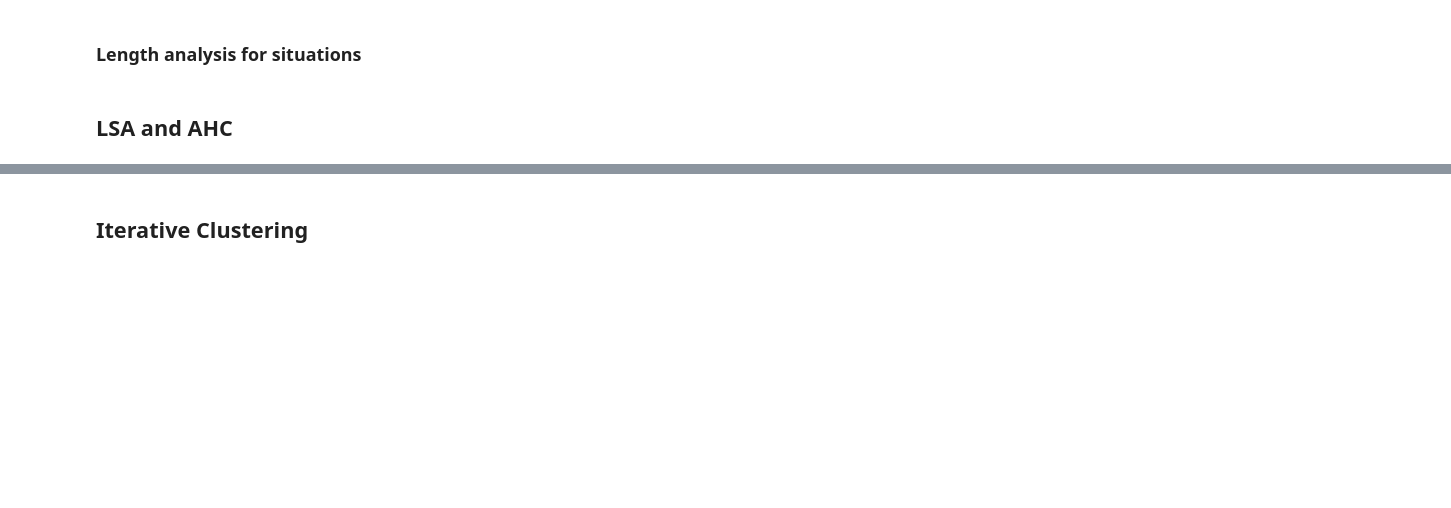
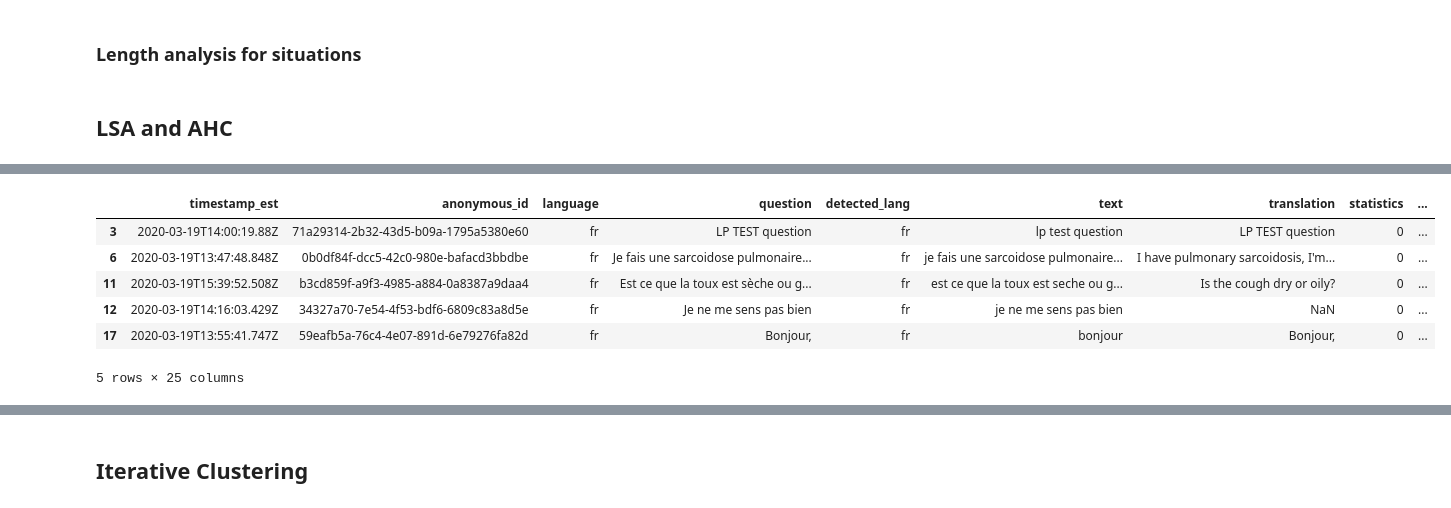
Before and after one commit to dialoguemd-archives/covidfaq, a Jupyter notebook: experiments/QuesSort Pipeline.ipynb, the cells around one changed output, grey strips where cells are left out. Saved outputs shown, nothing was run; the diff lists cells and outputs as text; code cells hidden in the pictures; blank space fills up the shorter version.

```diff
--- a/experiments/QuesSort Pipeline.ipynb
+++ b/experiments/QuesSort Pipeline.ipynb
@@ -519,5 +584,5 @@ dataset.groupby("cluster")["question"].count()
 # %%
-d = dataset[dataset.cluster=="unclassified"][["question", "cluster"]]
+d = d[d.cluster=="unclassified"]
 # %%
 import nltk
 stopwords_list = nltk.corpus.stopwords.words('english')
@@ -526,14 +591,28 @@ wn_lemmatizer = nltk.stem.WordNetLemmatizer()
 def bulk_tokenizer(texts):
 #      return [[wn_lemmatizer.lemmatize(token) for token in nltk.word_tokenize(text)] for text in texts]
      return [nltk.word_tokenize(text) for text in texts]
+# %%
+args.n_topics = 15
+args.dist_thresh = 1.2
+model = utils.text.representation.LSI(args, tokenizer=bulk_tokenizer)
+d["embedding"] = model.generate_embedding(d.question, returnarray=False)
+
+features = pd.DataFrame(d["embedding"].values.tolist(), index= d.index).to_numpy()
+# %%
+use_len = False
+if use_len:
+    # Add len to the feature vector
+    d[["embedding","len"]].apply(lambda x: x.embedding.append(x.len), axis=1)
+
+    from sklearn import preprocessing
+
+    x = d.embedding.tolist() #returns a numpy array
+    min_max_scaler = preprocessing.MinMaxScaler()
+    x_scaled = min_max_scaler.fit_transform(x)
+    features = x_scaled
 # %%
-args.n_topics = 15
-args.dist_thresh = 0.7
-model = utils.text.representation.LSI(args, tokenizer=bulk_tokenizer)
-d["embedding"] = model.generate_embedding(d.question, returnarray=False)
-
 # Cluster
-X = pd.DataFrame(d["embedding"].values.tolist(), index= d.index).to_numpy()
+X = features
 clustering = AgglomerativeClustering(n_clusters=None, compute_full_tree=True, distance_threshold=args.dist_thresh).fit(X)
 d["ahc_label"] = clustering.labels_
 
@@ -555,0 +800,10 @@ print(f"AHC on top of rule based output saved to {path}")
+# %%
+dataset.head()
+# %% [output]
+|  | timestamp_est | anonymous_id | language | question | detected_lang | text | translation | statistics | ... |
+| 3 | 2020-03-19T14:00:19.88Z | 71a29314-2b32-43d5-b09a-1795a5380e60 | fr | LP TEST question | fr | lp test question | LP TEST question | 0 | ... |
+| 6 | 2020-03-19T13:47:48.848Z | 0b0df84f-dcc5-42c0-980e-bafacd3bbdbe | fr | Je fais une sarcoidose pulmonaire... | fr | je fais une sarcoidose pulmonaire... | I have pulmonary sarcoidosis, I'm... | 0 | ... |
+| 11 | 2020-03-19T15:39:52.508Z | b3cd859f-a9f3-4985-a884-0a8387a9daa4 | fr | Est ce que la toux est sèche ou g... | fr | est ce que la toux est seche ou g... | Is the cough dry or oily? | 0 | ... |
+| 12 | 2020-03-19T14:16:03.429Z | 34327a70-7e54-4f53-bdf6-6809c83a8d5e | fr | Je ne me sens pas bien | fr | je ne me sens pas bien | NaN | 0 | ... |
+| 17 | 2020-03-19T13:55:41.747Z | 59eafb5a-76c4-4e07-891d-6e79276fa82d | fr | Bonjour, | fr | bonjour | Bonjour, | 0 | ... |
+5 rows × 25 columns
```
Also changed, not shown: parts of 34 cells of this notebook, 2 other files.
